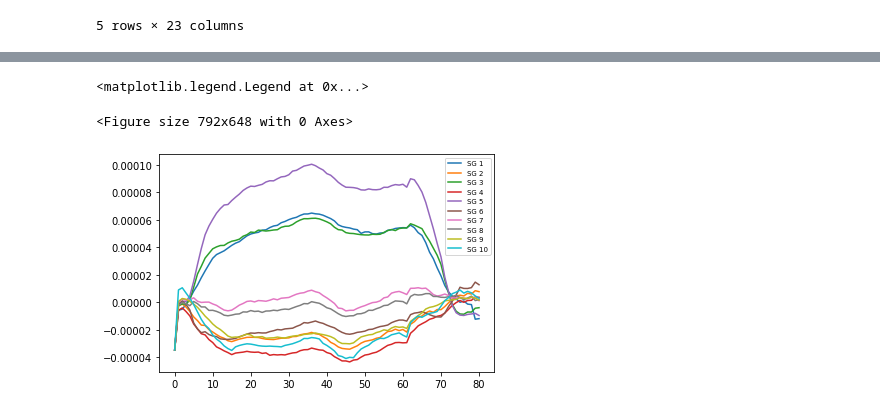
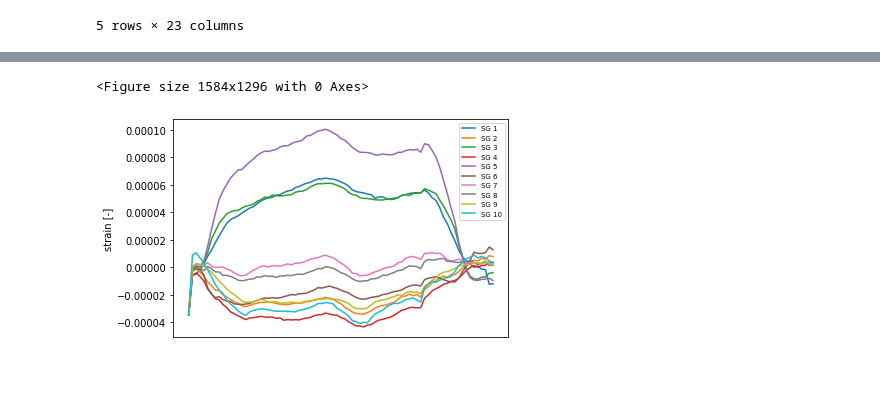
Before and after one commit to Docopol/wingBoxStructure, a Jupyter notebook: Analysis/Plots.ipynb, the cells around one changed output, grey strips where cells are left out. Drawn from its saved outputs; the diff is of its cells as text; code cells hidden in the pictures; blank space fills up the shorter version.

```diff
--- a/Analysis/Plots.ipynb
+++ b/Analysis/Plots.ipynb
@@ -86,11 +88,22 @@ plt.savefig("Plots/inGauge.pdf", format='pdf')
-# %%
-plt.figure(num="outboard1", figsize=[11, 9])
-outboard.plot()
-plt.legend(loc='upper right', fontsize='x-small')
-# %% [output]
-<matplotlib.legend.Legend at 0x...>
-<Figure size 792x648 with 0 Axes>
-[figure, removed]
+# %%
+plt.figure(num="outboard1", figsize=[22, 18])
+outboard.plot()
+frame1 = plt.gca()
+plt.ylabel('strain [-]')
+#plt.axvline(12, ymax=0.4, color='black', alpha=0.8, ls='--', label="failure")
+plt.legend(loc='upper right', fontsize='x-small')
+#plt.text(7, -0.0001, "1800 N", bbox=dict(facecolor='white', edgecolor='grey', pad=1.0))
+#plt.text(63, -0.0003, "Inner Strain Gauge 8", color='grey', fontsize=7)
+for xlabel_i in frame1.axes.get_xticklabels():
+    xlabel_i.set_visible(False)
+    xlabel_i.set_fontsize(0.0)
+for tick in frame1.axes.get_xticklines():
+    tick.set_visible(False)
+#plt.show()
+plt.savefig("Plots/outGauge.pdf", format='pdf', bbox_inches="tight")
+# %% [output]
+<Figure size 1584x1296 with 0 Axes>
+[figure, added]
 # %%
 # fig, ax = plt.subplots(121)
 # ax[0].figure(num="inboard1")
```
Also changed, not shown: parts of 2 cells of this notebook, 2 other files.
